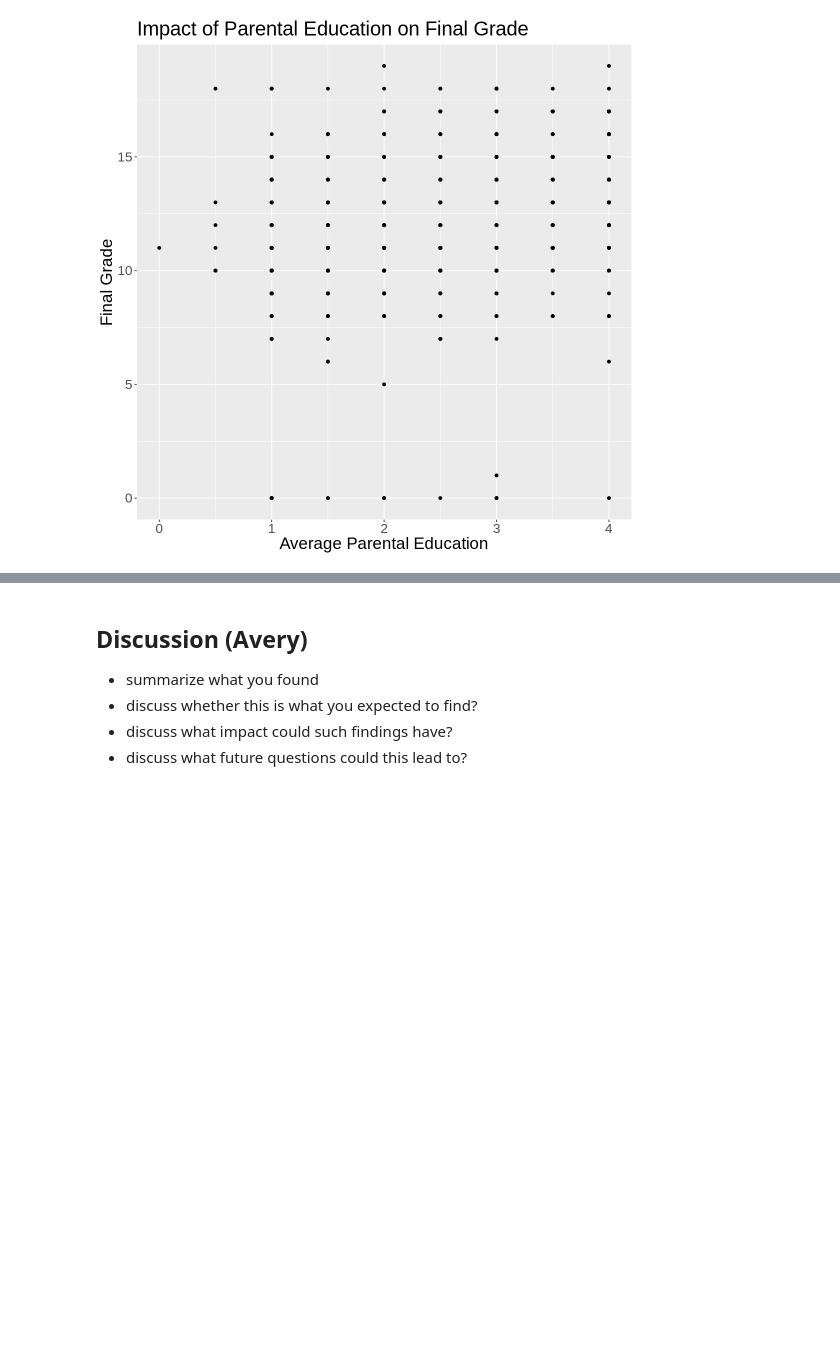
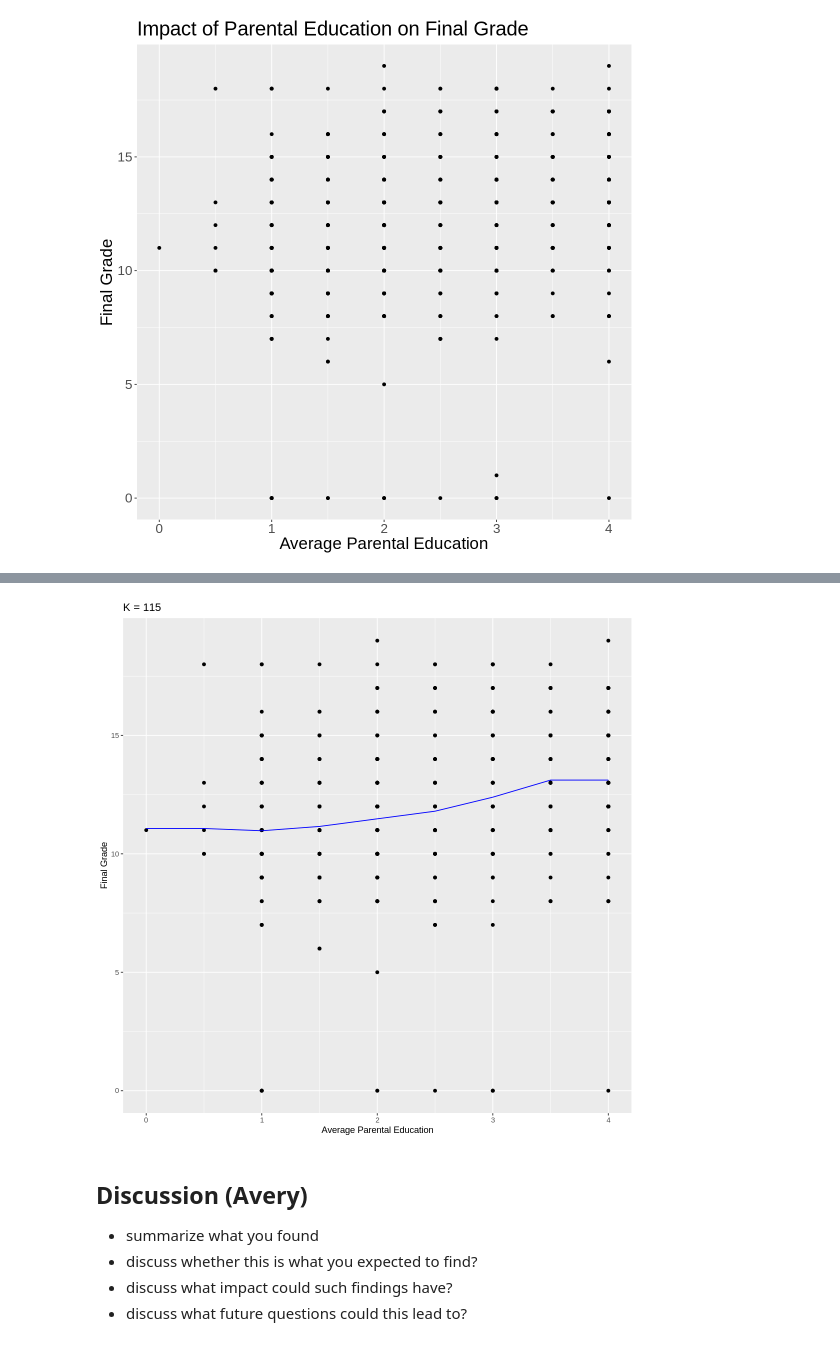
Before and after one commit to jsonthany/dsci_100_project, a Jupyter notebook: project_report.ipynb, the cells around one changed output, grey strips where cells are left out. Drawn from its saved outputs; the diff is of its cells as text; code cells hidden in the pictures; blank space fills up the shorter version.

```diff
--- a/project_report.ipynb
+++ b/project_report.ipynb
@@ -140,0 +220,11 @@ studytime_plot
+# %%
+gridvals <- tibble(neighbors = seq(1, 200))
+
+parent_ed_results <- parent_ed_wkflw %>%
+  tune_grid(resamples = student_vfold, grid = gridvals) %>%
+  collect_metrics()
+
+parent_ed_min <- parent_ed_results %>%
+  filter(.metric == "rmse") %>%
+  filter(mean == min(mean))
+parent_ed_min
@@ -140,0 +236,17 @@ studytime_plot
+# %%
+parent_ed_kmin <- parent_ed_min %>% pull(neighbors)
+
+parent_ed_spec <- nearest_neighbor(weight_func = "rectangular", neighbors = parent_ed_kmin) %>%
+  set_engine("kknn") %>%
+  set_mode("regression")
+
+parent_ed_fit <- workflow() %>%
+  add_recipe(parent_ed_recipe) %>%
+  add_model(parent_ed_spec) %>%
+  fit(data = student_train)
+
+parent_ed_summary <- parent_ed_fit %>%
+  predict(student_test) %>%
+  bind_cols(student_test) %>%
+  metrics(truth = G3, estimate = .pred)
+parent_ed_summary
@@ -140,0 +260,14 @@ studytime_plot
+# %%
+parent_ed_preds <- parent_ed_fit %>%
+  predict(student_train) %>%
+  bind_cols(student_train)
+
+parent_ed_plot <- ggplot(parent_ed_preds, aes(x = parent_ed, y = G3)) +
+  geom_point() +
+  xlab("Average Parental Education") +
+  ylab("Final Grade") +
+  geom_line(data = parent_ed_preds, aes(x = parent_ed, y = .pred), color = "blue") +
+  ggtitle(paste0("K = ", parent_ed_kmin))
+parent_ed_plot
+# %% [output]
+[figure, added]
```
Also changed, not shown: parts of 11 cells of this notebook.
